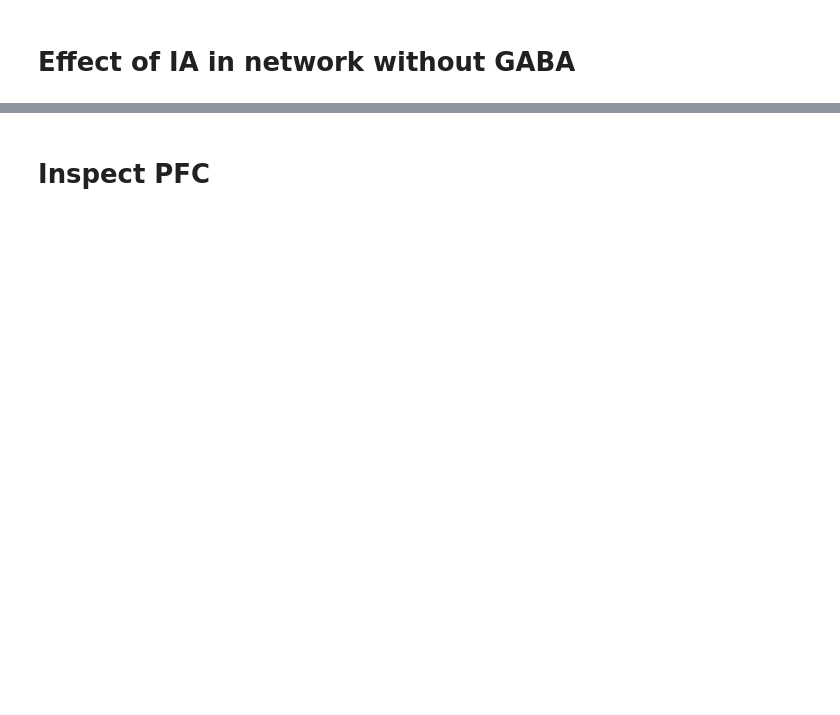
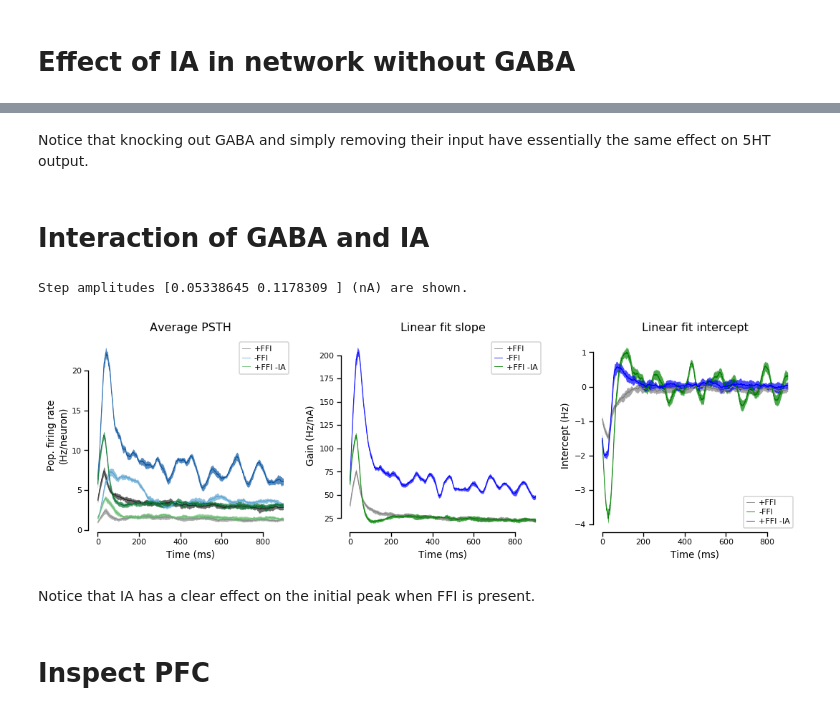
Before and after one commit to nauralcodinglab/raphegif, a Jupyter notebook: figs/scripts/writeup/gain_illustration.ipynb, the cells around one changed output, grey strips where cells are left out. Saved outputs shown, nothing was run; the diff lists cells and outputs as text; code cells hidden in the pictures; blank space fills up the shorter version.

Commit message:
Update GIFnet analysis figures and notebook

```diff
--- a/figs/scripts/writeup/gain_illustration.ipynb
+++ b/figs/scripts/writeup/gain_illustration.ipynb
@@ -536,3 +538,48 @@ if IMG_PATH is not None:
+# %% [markdown]
+Notice that knocking out GABA and simply removing their input have essentially the same effect on 5HT output.
+# %% [markdown]
+# Interaction of GABA and IA
+# %%
+sweeps = [3, 7]
+
+plt.figure(figsize=(9, 3))
+
+plt.subplot(131)
+plt.title('Average PSTH')
+visualizer.plot_psth('DRN', 'base', 'base', 'Principal PSTH', sweeps, label='+FFI', cmap=plt.get_cmap('Greys'))
+visualizer.plot_psth('DRN', 'KO', 'base', 'Principal PSTH', sweeps, label='-FFI', cmap=plt.get_cmap('Blues'))
+visualizer.plot_psth('DRN', 'base', 'noIA', 'Principal PSTH', sweeps, label='+FFI -IA', cmap=plt.get_cmap('Greens'))
+plt.xlabel('Time (ms)')
+plt.ylabel('Pop. firing rate\n(Hz/neuron)')
+plt.legend()
+
+plt.subplot(132)
+plt.title('Linear fit slope')
+visualizer.plot_gain('DRN', 'base', 'base', 'Principal PSTH', color='gray', label='+FFI')
+visualizer.plot_gain('DRN', 'KO', 'base', 'Principal PSTH', color='blue', label='-FFI')
+visualizer.plot_gain('DRN', 'base', 'noIA', 'Principal PSTH', color='green', label='+FFI -IA')
+plt.xlabel('Time (ms)')
+plt.ylabel('Gain (Hz/nA)')
+plt.legend()
+
+plt.subplot(133)
+plt.title('Linear fit intercept')
+visualizer.plot_intercept('DRN', 'base', 'base', 'Principal PSTH', color='gray', label='+FFI')
+visualizer.plot_intercept('DRN', 'KO', 'base', 'Principal PSTH', color='green', label='-FFI')
+visualizer.plot_intercept('DRN', 'base', 'noIA', 'Principal PSTH', color='blue', label='+FFI -IA')
+plt.xlabel('Time (ms)')
+plt.ylabel('Intercept (Hz)')
+plt.legend()
+
+sns.despine(trim=True)
+plt.tight_layout()
+
+print('Step amplitudes {} (nA) are shown.'.format(step_amplitudes[sweeps]))
+# %% [output]
+Step amplitudes [0.05338645 0.1178309 ] (nA) are shown.
+[figure, added]
+# %% [markdown]
+Notice that IA has a clear effect on the initial peak when FFI is present.
 # %% [markdown]
 # Inspect PFC
 # %%
```
Also changed, not shown: parts of 14 cells of this notebook.
